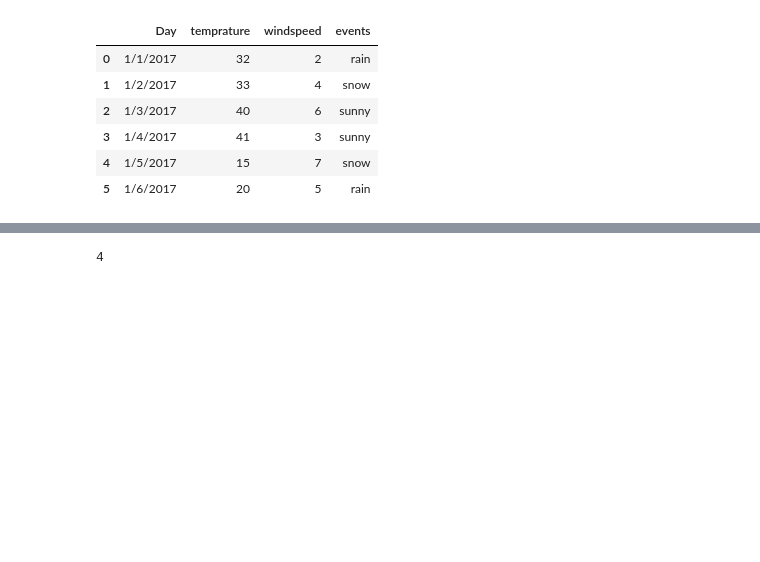
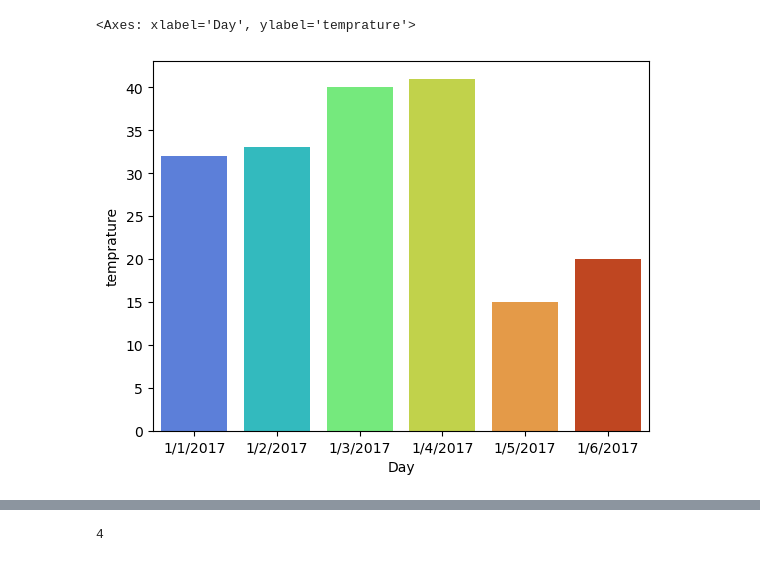
Before and after one commit to maheshkshi400/juypter, a Jupyter notebook: Pandas/pandas_3.ipynb, the cells around one changed output, grey strips where cells are left out. Saved outputs shown, nothing was run; the diff lists cells and outputs as text; code cells hidden in the pictures; blank space fills up the shorter version.

```diff
--- a/Pandas/pandas_3.ipynb
+++ b/Pandas/pandas_3.ipynb
@@ -23,20 +21,17 @@ r7     Java  22000   55days      2000
 # %%
 import pandas as pd
 import numpy as np
 weather_data = {
         'Day':['1/1/2017','1/2/2017','1/3/2017','1/4/2017','1/5/2017','1/6/2017'],
         'temprature':[32,33,40,41,15,20],
         'windspeed':[2,4,6,3,7,5],
         'events':['rain','snow','sunny','sunny','snow','rain']
 
 }
 df1 = pd.DataFrame(weather_data)
 df1
+
+sns.barplot(x="Day",y="temprature",data=df1,palette="turbo")
 # %% [output]
-|  | Day | temprature | windspeed | events |
-| 0 | 1/1/2017 | 32 | 2 | rain |
-| 1 | 1/2/2017 | 33 | 4 | snow |
-| 2 | 1/3/2017 | 40 | 6 | sunny |
-| 3 | 1/4/2017 | 41 | 3 | sunny |
-| 4 | 1/5/2017 | 15 | 7 | snow |
-| 5 | 1/6/2017 | 20 | 5 | rain |
+<Axes: xlabel='Day', ylabel='temprature'>
+[figure, added]
```
Also changed, not shown: parts of 3 cells of this notebook, 1 other file.
